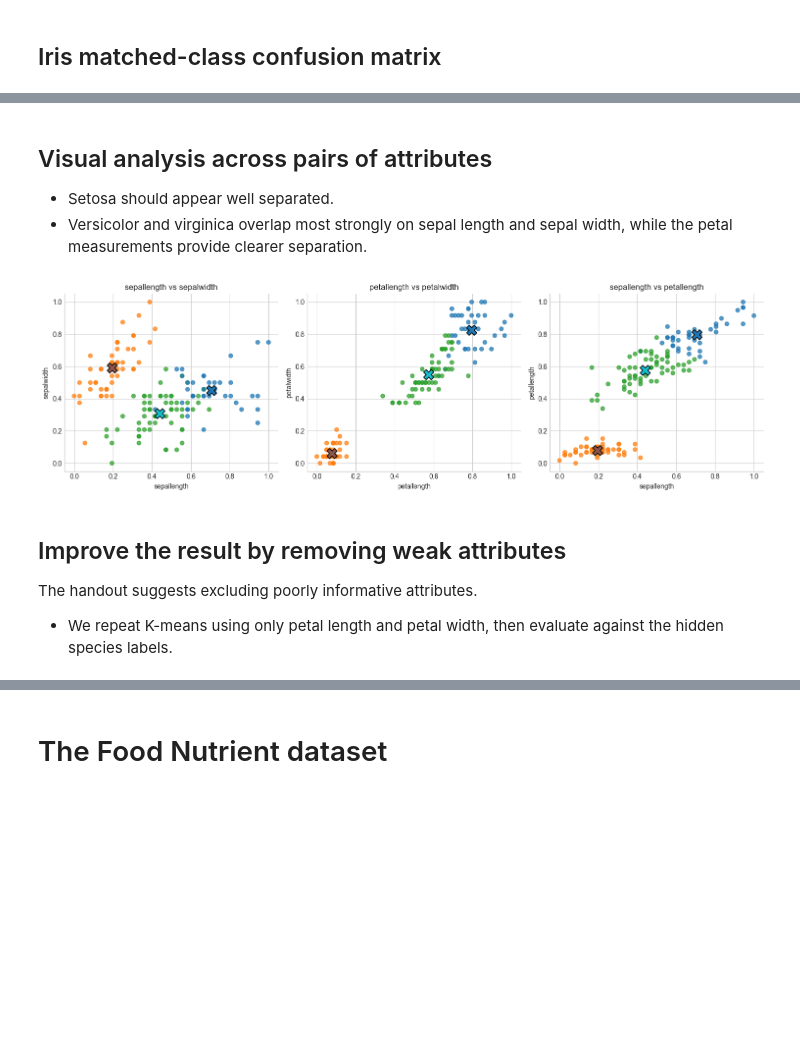
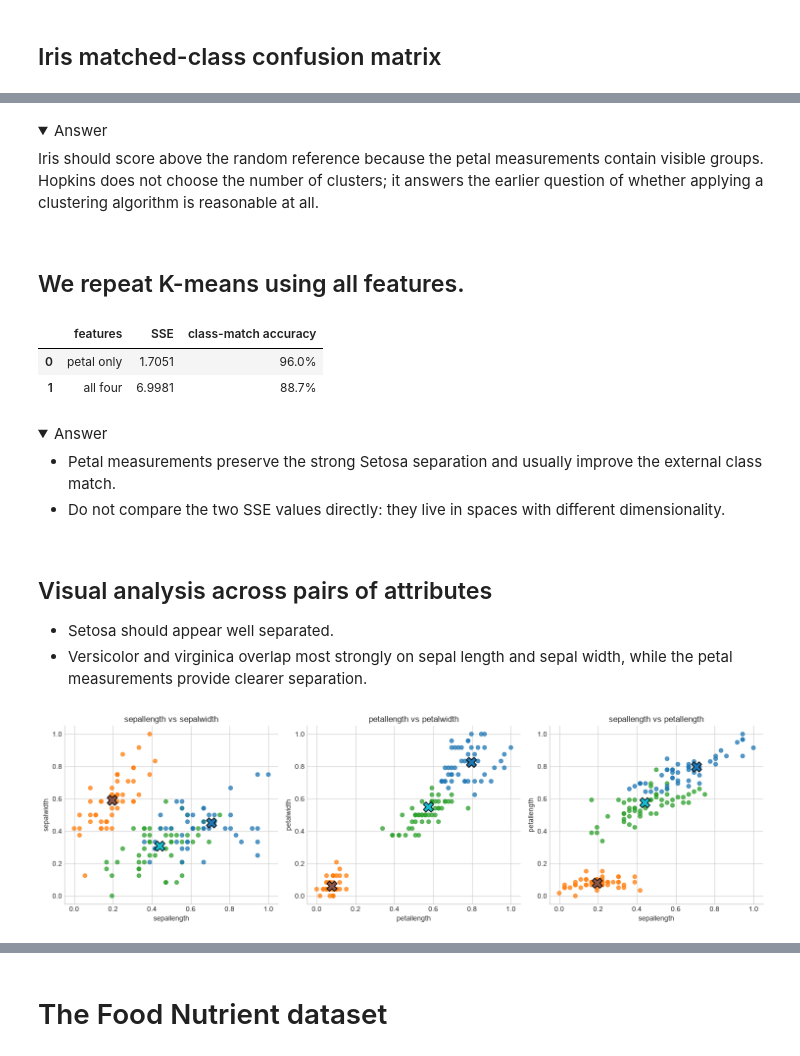
Before and after one commit to w4bo/AA2627-unibo-mldm, a Jupyter notebook: slides/lab-04-clustering.ipynb, the cells around one changed output, grey strips where cells are left out. Drawn from its saved outputs; the diff is of its cells as text; code cells hidden in the pictures; folded sections open; blank space fills up the shorter version.

```diff
--- a/slides/lab-04-clustering.ipynb
+++ b/slides/lab-04-clustering.ipynb
@@ -189,0 +244,8 @@ pd.DataFrame(X_iris_scaled, columns=iris_features).agg(["min", "max"])
+# %%
+iris_internal_scores = []
+for k in range(2, 9):
+    model = KMeans(n_clusters=k, n_init=20, max_iter=500, random_state=10)
+    labels = model.fit_predict(X_iris_scaled)
+    iris_internal_scores.append({ "k": k, "SSE": model.inertia_, "silhouette": silhouette_score(X_iris_scaled, labels), })
+iris_internal_scores = pd.DataFrame(iris_internal_scores)
+iris_elbow = KneeLocator(iris_internal_scores["k"], iris_internal_scores["SSE"], curve="convex", direction="decreasing",).elbow
@@ -205,10 +327,0 @@ SSE / inertia: 6.9981
-# %%
-fig, ax = plt.subplots(figsize=(7, 5))
-scatter = ax.scatter(iris["petallength"], iris["petalwidth"], c=iris_clusters, cmap="tab10", s=55, alpha=0.85, edgecolor="white", linewidth=0.5, label="Samples",)
-centers_original = iris_scaler.inverse_transform(iris_kmeans.cluster_centers_)
-ax.scatter(centers_original[:, 2], centers_original[:, 3], c="black", marker="X", s=180, linewidth=1.2, edgecolor="white", label="Centroids",)
-ax.set_title("K-means result on Iris (petal view)")
-ax.set_xlabel("Petal length")
-ax.set_ylabel("Petal width")
-ax.legend(loc="best")
-plt.show()
@@ -276,3 +462,34 @@ Incorrectly matched: 11.3% (17 plants)
+# %% [markdown]
+<details>
+<summary>Answer</summary>
+
+Iris should score above the random reference because the petal measurements contain visible groups. Hopkins does not choose the number of clusters; it answers the earlier question of whether applying a clustering algorithm is reasonable at all.
+</details>
+# %% [markdown]
+## We repeat K-means using all features.
+# %%
+#| echo: false
+all_features = ["petallength", "petalwidth", "sepallength", "sepalwidth"]
+X_petal = MinMaxScaler().fit_transform(iris[all_features])
+petal_model = KMeans(n_clusters=3, n_init=10, random_state=10)
+petal_clusters = petal_model.fit_predict(X_petal)
+petal_table, petal_mapping, petal_predicted, petal_accuracy = best_cluster_class_mapping(y_iris, petal_clusters)
+comparison = pd.DataFrame({"features": ["petal only", "all four"], "SSE": [iris_kmeans.inertia_, petal_model.inertia_], "class-match accuracy": [iris_accuracy, petal_accuracy],})
+comparison_table = comparison.copy()
+comparison_table["SSE"] = comparison_table["SSE"].map(lambda value: f"{value:.4f}")
+comparison_table["class-match accuracy"] = comparison_table["class-match accuracy"].map(lambda value: f"{value:.1%}")
+comparison_table
+# %% [output]
+|  | features | SSE | class-match accuracy |
+| 0 | petal only | 1.7051 | 96.0% |
+| 1 | all four | 6.9981 | 88.7% |
+# %% [markdown]
+<details>
+<summary>Answer</summary>
+
+- Petal measurements preserve the strong Setosa separation and usually improve the external class match.
+- Do not compare the two SSE values directly: they live in spaces with different dimensionality.
+</details>
 # %% [markdown]
 ## Visual analysis across pairs of attributes
 
@@ -281,30 +498,29 @@ Incorrectly matched: 11.3% (17 plants)
 # %%
 #| echo: false
 
-pairs = [
+candidate_pairs = [
     ("sepallength", "sepalwidth"),
     ("petallength", "petalwidth"),
     ("sepallength", "petallength"),
 ]
-feature_index = {name: i for i, name in enumerate(iris_features)}
+pairs = [(x, y) for x, y in candidate_pairs if x in all_features and y in all_features]
+feature_index = {name: i for i, name in enumerate(all_features)}
 colors = plt.cm.tab10(iris_clusters)
 
-fig, axes = plt.subplots(1, 3, figsize=(15, 4.5))
-for ax, (x_name, y_name) in zip(axes, pairs):
+X_iris = iris[all_features].to_numpy()
+iris_scaler = MinMaxScaler()
+X_iris_scaled = iris_scaler.fit_transform(X_iris)
+
+fig, axes = plt.subplots(1, len(pairs), figsize=(5 * len(pairs), 4.5), squeeze=False)
+for ax, (x_name, y_name) in zip(axes.flat, pairs):
     x_idx, y_idx = feature_index[x_name], feature_index[y_name]
     ax.scatter(X_iris_scaled[:, x_idx], X_iris_scaled[:, y_idx], c=colors, s=34, alpha=.75)
     ax.scatter(
-        iris_kmeans.cluster_centers_[:, x_idx], iris_kmeans.cluster_centers_[:, y_idx],
+        petal_model.cluster_centers_[:, x_idx], petal_model.cluster_centers_[:, y_idx],
         marker="X", s=220, c=range(3), cmap="tab10", edgecolor="black", linewidth=1.2,
     )
     ax.set(xlabel=x_name, ylabel=y_name, title=f"{x_name} vs {y_name}")
 plt.tight_layout()
 plt.show()
 # %% [output]
-[figure, old version]
+[figure, new version]
-# %% [markdown]
-## Improve the result by removing weak attributes
-
-The handout suggests excluding poorly informative attributes.
-
-- We repeat K-means using only petal length and petal width, then evaluate against the hidden species labels.
```
Also changed, not shown: parts of 56 cells of this notebook.
